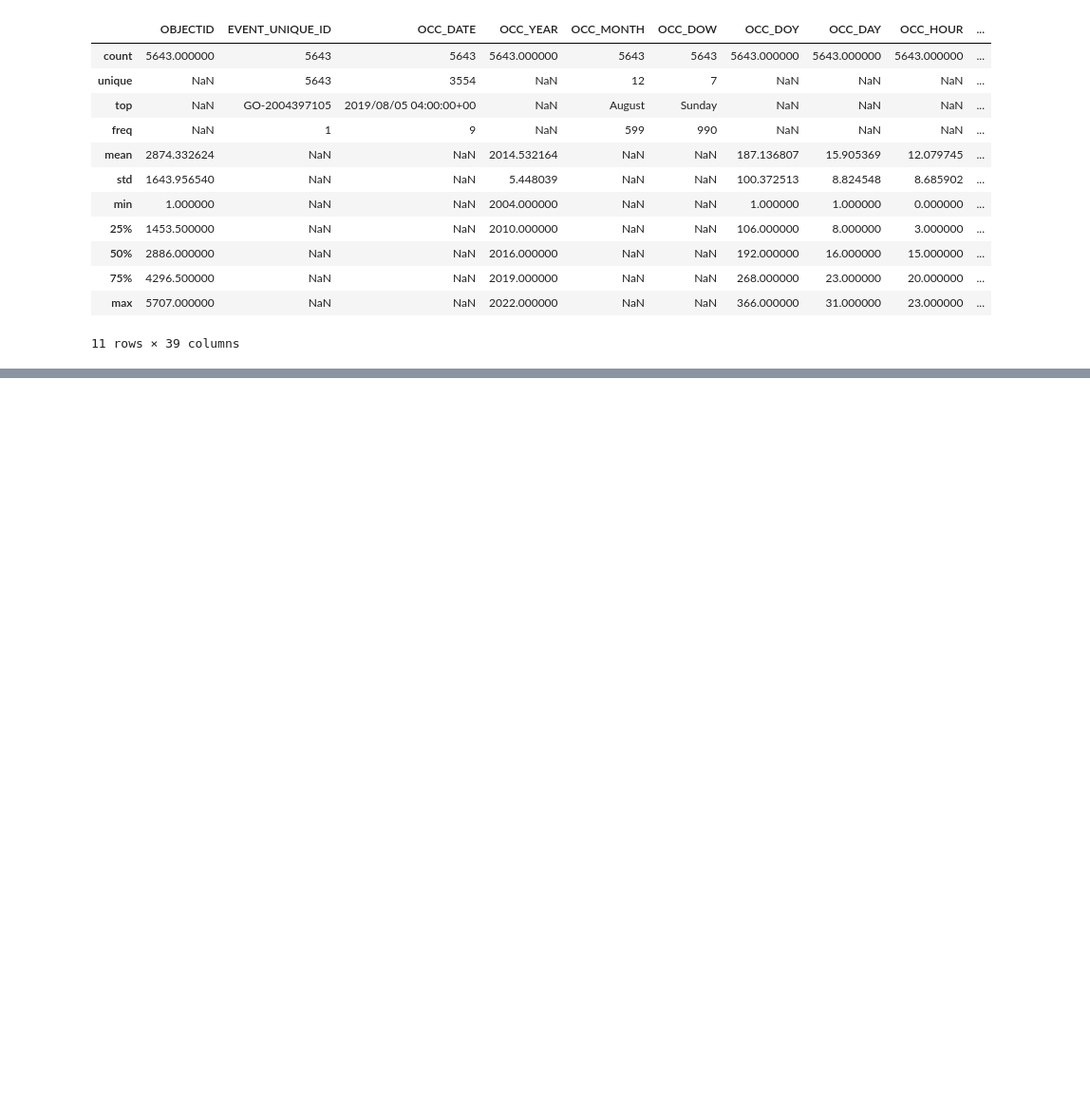
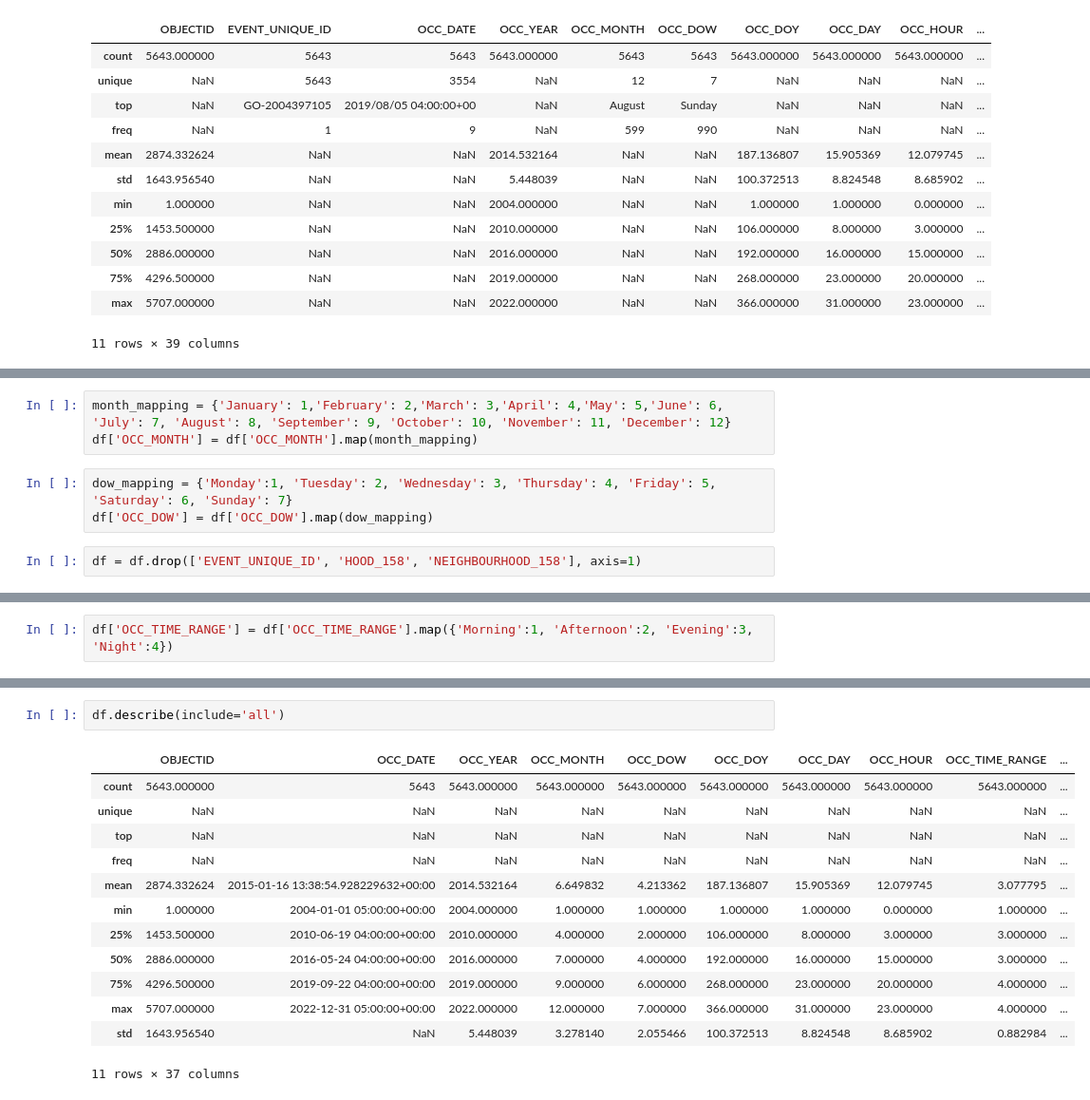
Before and after one commit to mredshaw/AI-Fundamentals-Project, a Jupyter notebook: Shooting+Neighbourhood_Merged.ipynb, the cells around one changed output, grey strips where cells are left out. Shown at 95% size. Drawn from its saved outputs; the diff is of its cells as text; blank space fills up the shorter version.

```diff
--- a/Shooting+Neighbourhood_Merged.ipynb
+++ b/Shooting+Neighbourhood_Merged.ipynb
@@ -657,0 +731,8 @@ merged_df.describe(include = 'all')
+# %%
+month_mapping = {'January': 1,'February': 2,'March': 3,'April': 4,'May': 5,'June': 6, 'July': 7, 'August': 8, 'September': 9, 'October': 10, 'November': 11, 'December': 12}
+df['OCC_MONTH'] = df['OCC_MONTH'].map(month_mapping)
+# %%
+dow_mapping = {'Monday':1, 'Tuesday': 2, 'Wednesday': 3, 'Thursday': 4, 'Friday': 5, 'Saturday': 6, 'Sunday': 7}
+df['OCC_DOW'] = df['OCC_DOW'].map(dow_mapping)
+# %%
+df = df.drop(['EVENT_UNIQUE_ID', 'HOOD_158', 'NEIGHBOURHOOD_158'], axis=1)
@@ -657,0 +753,2 @@ merged_df.describe(include = 'all')
+# %%
+df['OCC_TIME_RANGE'] = df['OCC_TIME_RANGE'].map({'Morning':1, 'Afternoon':2, 'Evening':3, 'Night':4})
@@ -657,0 +765,16 @@ merged_df.describe(include = 'all')
+# %%
+df.describe(include='all')
+# %% [output]
+|  | OBJECTID | OCC_DATE | OCC_YEAR | OCC_MONTH | OCC_DOW | OCC_DOY | OCC_DAY | OCC_HOUR | OCC_TIME_RANGE | ... |
+| count | 5643.000000 | 5643 | 5643.000000 | 5643.000000 | 5643.000000 | 5643.000000 | 5643.000000 | 5643.000000 | 5643.000000 | ... |
+| unique | NaN | NaN | NaN | NaN | NaN | NaN | NaN | NaN | NaN | ... |
+| top | NaN | NaN | NaN | NaN | NaN | NaN | NaN | NaN | NaN | ... |
+| freq | NaN | NaN | NaN | NaN | NaN | NaN | NaN | NaN | NaN | ... |
+| mean | 2874.332624 | 2015-01-16 13:38:54.928229632+00:00 | 2014.532164 | 6.649832 | 4.213362 | 187.136807 | 15.905369 | 12.079745 | 3.077795 | ... |
+| min | 1.000000 | 2004-01-01 05:00:00+00:00 | 2004.000000 | 1.000000 | 1.000000 | 1.000000 | 1.000000 | 0.000000 | 1.000000 | ... |
+| 25% | 1453.500000 | 2010-06-19 04:00:00+00:00 | 2010.000000 | 4.000000 | 2.000000 | 106.000000 | 8.000000 | 3.000000 | 3.000000 | ... |
+| 50% | 2886.000000 | 2016-05-24 04:00:00+00:00 | 2016.000000 | 7.000000 | 4.000000 | 192.000000 | 16.000000 | 15.000000 | 3.000000 | ... |
+| 75% | 4296.500000 | 2019-09-22 04:00:00+00:00 | 2019.000000 | 9.000000 | 6.000000 | 268.000000 | 23.000000 | 20.000000 | 4.000000 | ... |
+| max | 5707.000000 | 2022-12-31 05:00:00+00:00 | 2022.000000 | 12.000000 | 7.000000 | 366.000000 | 31.000000 | 23.000000 | 4.000000 | ... |
+| std | 1643.956540 | NaN | 5.448039 | 3.278140 | 2.055466 | 100.372513 | 8.824548 | 8.685902 | 0.882984 | ... |
+11 rows × 37 columns
```
Also changed, not shown: parts of 16 cells of this notebook.
